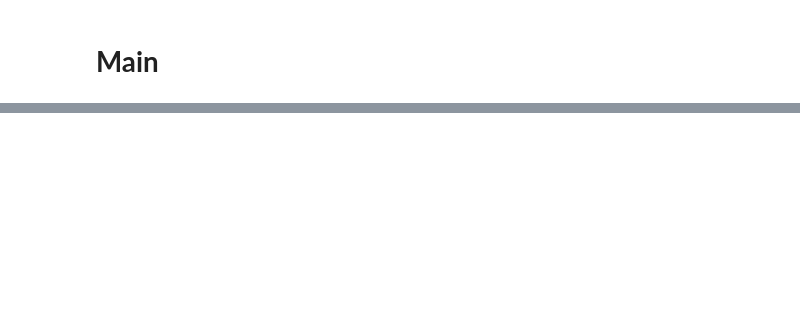
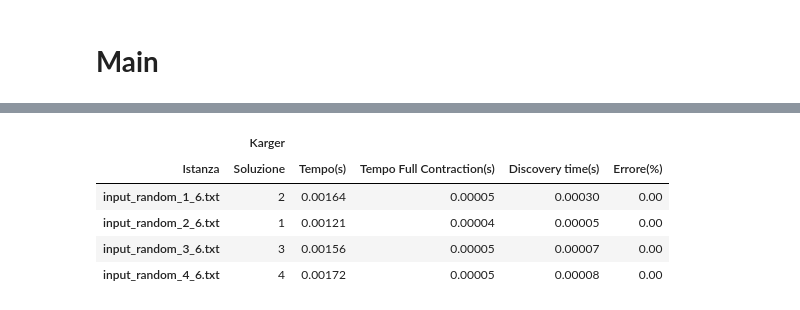
Before and after one commit to cipz/AlgoritmiAvanzati, a Jupyter notebook: Homework3/hm3.ipynb, the cells around one changed output, grey strips where cells are left out. Drawn from its saved outputs; the diff is of its cells as text; code cells hidden in the pictures; blank space fills up the shorter version.

```diff
--- a/Homework3/hm3.ipynb
+++ b/Homework3/hm3.ipynb
@@ -75,7 +67,7 @@ def fullContraction(graph):
     """
     while graph.n_nodes > 2:
 
-        e = graph.edges[random.randrange(1, graph.n_edges)] # select a random edge
+        e = graph.edges[random.randrange(0, graph.n_edges)] # select a random edge
 
         # Contraction
         id = "Z_" + str(e[0]) + str(e[1]) # build a new node
@@ -237,10 +244,17 @@ for dataset_name in inputs.keys():
 # %%
 header = pd.MultiIndex.from_product([['Karger'], ['Soluzione', 'Tempo(s)', 'Tempo Full Contraction(s)', 'Discovery time(s)', 'Errore(%)']], names=['','Istanza'])
 table_properties = {'font-size': '10pt','border-color': 'black','border-style' :'solid' ,'border-width': '1px','padding': '5px','text-align': 'center'}
 header_properties = [{'selector': 'th', 'props': [('font-size', '10pt'),('padding-top', '5px'),('padding-bottom', '5px'),('padding-left', '10px'),('padding-right', '10px'),('border-color', 'black'),('border-style' ,'solid') ,('border-width', '1px')]}]
 
-df = pd.DataFrame(res, index=input.keys(), columns=header).style.set_properties(**table_properties).set_table_styles(header_properties)
+df = pd.DataFrame(res, index=inputs.keys(), columns=header).style.set_properties(**table_properties).set_table_styles(header_properties)
 df
+# %% [output]
+|  | Karger |  |  |  |  |
+| Istanza | Soluzione | Tempo(s) | Tempo Full Contraction(s) | Discovery time(s) | Errore(%) |
+| input_random_1_6.txt | 2 | 0.00164 | 0.00005 | 0.00030 | 0.00 |
+| input_random_2_6.txt | 1 | 0.00121 | 0.00004 | 0.00005 | 0.00 |
+| input_random_3_6.txt | 3 | 0.00156 | 0.00005 | 0.00007 | 0.00 |
+| input_random_4_6.txt | 4 | 0.00172 | 0.00005 | 0.00008 | 0.00 |
 # %%
 import matplotlib.pylab as plt
 exec_times = []
```
Also changed, not shown: parts of 8 cells of this notebook.
